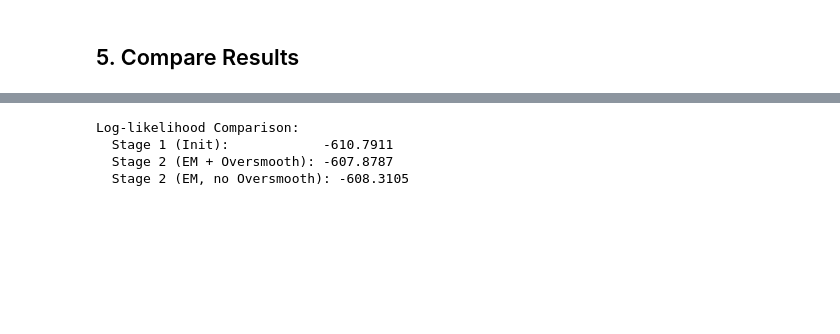
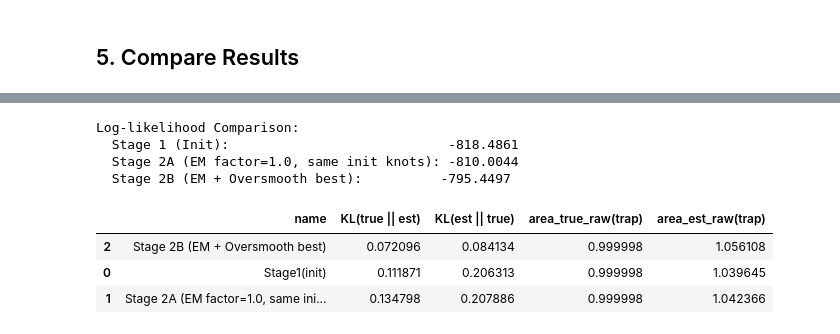
Before and after one commit to zhengpu-berkeley/HALDensity, a Jupyter notebook: examples/example_interval_censored_density_estimator.ipynb, the cells around one changed output, grey strips where cells are left out. Saved outputs shown, nothing was run; the diff lists cells and outputs as text; code cells hidden in the pictures; blank space fills up the shorter version.

```diff
--- a/examples/example_interval_censored_density_estimator.ipynb
+++ b/examples/example_interval_censored_density_estimator.ipynb
@@ -88,7 +91,7 @@ init_tuner = IntervalCensoredInitTuner(
 )
 
 init_tuner.param_overrides = {
-    "basis_order": [0, 1],
+    "basis_order": [0],
 }
 
 init_result = init_tuner.optimize(n_trials=20)
@@ -175,15 +205,67 @@ plt.show()
 # %%
-# Compute log-likelihoods
+# Compute log-likelihoods (only Stage 1, Stage 2A, Stage 2B)
 init_ll = incomplete_loglik_interval(init_result.estimator, data)
+em_factor1_ll = incomplete_loglik_interval(em_est_factor1, data)
 em_oversmooth_ll = incomplete_loglik_interval(em_result_oversmooth.estimator, data)
-em_no_oversmooth_ll = incomplete_loglik_interval(em_result_no_oversmooth.estimator, data)
 
 print("Log-likelihood Comparison:")
-print(f"  Stage 1 (Init):            {init_ll:.4f}")
-print(f"  Stage 2 (EM + Oversmooth): {em_oversmooth_ll:.4f}")
-print(f"  Stage 2 (EM, no Oversmooth): {em_no_oversmooth_ll:.4f}")
+print(f"  Stage 1 (Init):                            {init_ll:.4f}")
+print(f"  Stage 2A (EM factor=1.0, same init knots): {em_factor1_ll:.4f}")
+print(f"  Stage 2B (EM + Oversmooth best):          {em_oversmooth_ll:.4f}")
 # %% [output]
 Log-likelihood Comparison:
-  Stage 1 (Init):            -610.7911
-  Stage 2 (EM + Oversmooth): -607.8787
-  Stage 2 (EM, no Oversmooth): -608.3105
+  Stage 1 (Init):                            -818.4861
+  Stage 2A (EM factor=1.0, same init knots): -810.0044
+  Stage 2B (EM + Oversmooth best):          -795.4497
+# %%
+# --- Evaluation: KL divergence vs true density ---
+# Numerically approximates KL(true || est) and KL(est || true) on a fine grid.
+
+import numpy as np
+import pandas as pd
+
+
+def _normalize_on_grid(f: np.ndarray, grid: np.ndarray, eps: float = 1e-15) -> np.ndarray:
+    f = np.asarray(f, dtype=float)
+    f = np.clip(f, eps, np.inf)
+    area = float(np.trapezoid(f, grid))
+    return f / area
+
+
+def kl_divergence(p: np.ndarray, q: np.ndarray, grid: np.ndarray, eps: float = 1e-15) -> float:
+    p = np.clip(np.asarray(p, dtype=float), eps, np.inf)
+    q = np.clip(np.asarray(q, dtype=float), eps, np.inf)
+    return float(np.trapezoid(p * (np.log(p) - np.log(q)), grid))
+
+
+grid_kl = np.linspace(0.001, 0.999, 10000)
+
+p_true_raw = np.asarray(sampler.compute_density(grid_kl), dtype=float)
+p_true = _normalize_on_grid(p_true_raw, grid_kl)
+
+ests = {
+    "Stage1(init)": init_result.estimator,
+    "Stage 2A (EM factor=1.0, same init knots)": em_est_factor1,
+    "Stage 2B (EM + Oversmooth best)": em_result_oversmooth.estimator,
+}
+
+rows = []
+for name, est in ests.items():
+    q_raw = np.asarray(est.get_density_at_points(grid_kl), dtype=float)
+    q = _normalize_on_grid(q_raw, grid_kl)
+
+    rows.append({
+        "name": name,
+        "KL(true || est)": kl_divergence(p_true, q, grid_kl),
+        "KL(est || true)": kl_divergence(q, p_true, grid_kl),
+        "area_true_raw(trap)": float(np.trapezoid(p_true_raw, grid_kl)),
+        "area_est_raw(trap)": float(np.trapezoid(q_raw, grid_kl)),
+    })
+
+kl_df = pd.DataFrame(rows).sort_values("KL(true || est)")
+display(kl_df)
+# %% [output]
+|  | name | KL(true || est) | KL(est || true) | area_true_raw(trap) | area_est_raw(trap) |
+| 2 | Stage 2B (EM + Oversmooth best) | 0.072096 | 0.084134 | 0.999998 | 1.056108 |
+| 0 | Stage1(init) | 0.111871 | 0.206313 | 0.999998 | 1.039645 |
+| 1 | Stage 2A (EM factor=1.0, same ini... | 0.134798 | 0.207886 | 0.999998 | 1.042366 |
```
Also changed, not shown: parts of 15 cells of this notebook, 2 other files.
